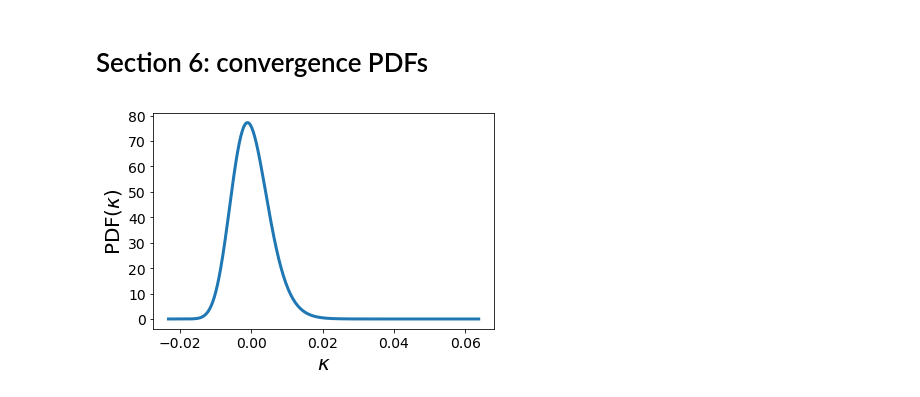
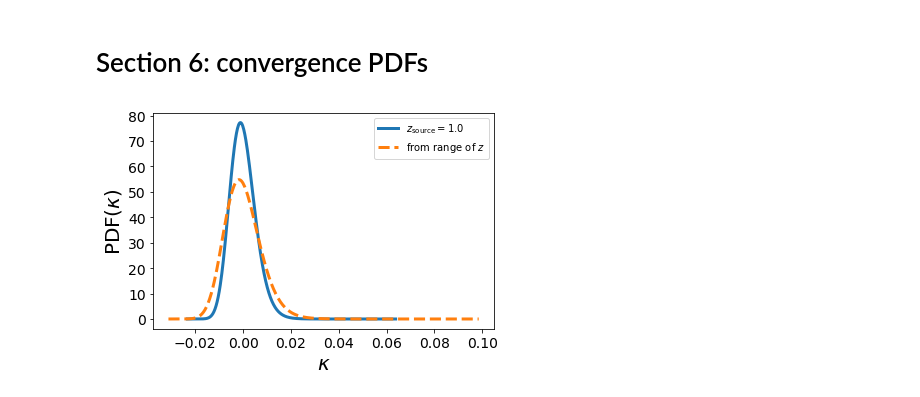
Before and after one commit to OliverFHD/CosMomentum, a Jupyter notebook: compute_PDF_and_CGF.ipynb, the cells around one changed output. Saved outputs shown, nothing was run; the diff lists cells and outputs as text; code cells hidden in the pictures.

Commit message:
can now also compute kappa PDF from a galaxy sample with a (non delta-function) redshift distribution

```diff
--- a/compute_PDF_and_CGF.ipynb
+++ b/compute_PDF_and_CGF.ipynb
@@ -687,10 +687,15 @@ return_Ndelta.argtypes = []
 return_Ndelta.restype = ctypes.c_int
 N_delta = return_Ndelta()
 
-return_convergence_PDF = lib.return_convergence_PDF
-# return_convergence_PDF          (                   double* kappa_values,                                      double* PDF,        double z, double theta_in_arcmin,     double f_NL, double var_NL_rescale, int index_of_universe)
-return_convergence_PDF.argtypes = [ctypes.POINTER(ctypes.c_double*N_delta),          ctypes.POINTER(ctypes.c_double*N_delta), ctypes.c_double,        ctypes.c_double, ctypes.c_double,       ctypes.c_double,          ctypes.c_int]
-return_convergence_PDF.restype = None
+return_convergence_PDF_from_single_z = lib.return_convergence_PDF_from_single_z
+# return_convergence_PDF_from_single_z          (                   double* kappa_values,                                      double* PDF,        double z, double theta_in_arcmin,     double f_NL, double var_NL_rescale, int index_of_universe)
+return_convergence_PDF_from_single_z.argtypes = [ctypes.POINTER(ctypes.c_double*N_delta),          ctypes.POINTER(ctypes.c_double*N_delta), ctypes.c_double,        ctypes.c_double, ctypes.c_double,       ctypes.c_double,          ctypes.c_int]
+return_convergence_PDF_from_single_z.restype = None
+
+return_convergence_PDF_from_source_sample = lib.return_convergence_PDF_from_source_sample
+# return_convergence_PDF_from_source_sample          (                   double* kappa_values,                                      double* PDF, double theta_in_arcmin,     double f_NL, double var_NL_rescale, int index_of_galaxy_sample)
+return_convergence_PDF_from_source_sample.argtypes = [ctypes.POINTER(ctypes.c_double*N_delta),          ctypes.POINTER(ctypes.c_double*N_delta),        ctypes.c_double, ctypes.c_double,       ctypes.c_double,               ctypes.c_int]
+return_convergence_PDF_from_source_sample.restype = None
 
 ## This function returns the probability distribution function (PDF) of the cosmic shear convergence
 # - from sources at redshift z
@@ -701,5 +706,17 @@ return_convergence_PDF.restype = None
 def convergence_PDF_at_single_z(z, theta, f_NL, var_NL_rescale, index_of_universe):
     kappa_values     = (ctypes.c_double*N_delta)()
     PDF_values       = (ctypes.c_double*N_delta)()
-    return_convergence_PDF(ctypes.byref(kappa_values), ctypes.byref(PDF_values), z, theta, f_NL, var_NL_rescale, index_of_universe)
+    return_convergence_PDF_from_single_z(ctypes.byref(kappa_values), ctypes.byref(PDF_values), z, theta, f_NL, var_NL_rescale, index_of_universe)
     return np.array(kappa_values), np.array(PDF_values)
+
+
+## This function returns the probability distribution function (PDF) of the cosmic shear convergence
+# - for galaxy sample index_of_galaxy_sample (= 0 if you have only created one galaxy sample)
+# - top-hat smoothing radius theta [arcmin]
+# - with primordial bispectrum amplitute f_NL
+# - non-linear variance being var_NL_rescale*halofit (Takahashi et al. 2012, Smith et al. 2003)
+def convergence_PDF_from_source_sample(theta, f_NL, var_NL_rescale, index_of_galaxy_sample):
+    kappa_values     = (ctypes.c_double*N_delta)()
+    PDF_values       = (ctypes.c_double*N_delta)()
+    return_convergence_PDF_from_source_sample(ctypes.byref(kappa_values), ctypes.byref(PDF_values), theta, f_NL, var_NL_rescale, index_of_galaxy_sample)
+    return np.array(kappa_values), np.array(PDF_values)
@@ -710,15 +737,19 @@ f_NL = 0.0 # if you want f_NL != 0 , you need to compute initial Bispectrum firs
            # (see e.g. set_primordial_skewness_from_eps3_powerlaw_approximation_2D above)
 var_NL_rescale = 1.0
 index_of_universe = 0
-kappa_values, PDF_values_single_z = convergence_PDF_at_single_z(z, theta, f_NL, var_NL_rescale, index_of_universe)
+kappa_values_single_z, PDF_values_single_z = convergence_PDF_at_single_z(z, theta, f_NL, var_NL_rescale, index_of_universe)
+index_of_galaxy_sample = 1
+kappa_values_from_sample_0, PDF_values_from_sample_0 = convergence_PDF_from_source_sample(theta, f_NL, var_NL_rescale, index_of_galaxy_sample)
 # %%
-plt.plot(kappa_values, PDF_values_single_z, linewidth=3, linestyle='solid')
+plt.plot(kappa_values_single_z, PDF_values_single_z, linewidth=3, linestyle='solid', label=r'$z_{\mathrm{source}}=$'+str(z))
+plt.plot(kappa_values_from_sample_0, PDF_values_from_sample_0, linewidth=3, linestyle='dashed', label=r'from range of $z$')
 
 plt.xticks(fontsize=14)
 plt.yticks(fontsize=14)
 
 plt.xlabel(r'$\kappa$', size = 20)
 plt.ylabel(r'$\mathrm{PDF}(\kappa)$', size = 20)
+plt.legend()
 plt.subplots_adjust(left  = 0.18, right = 0.97, bottom=0.17, top=0.92)
 # %% [output]
-[figure, old version]
+[figure, new version]
```
Also changed, not shown: parts of 8 cells of this notebook, 6 other files.
